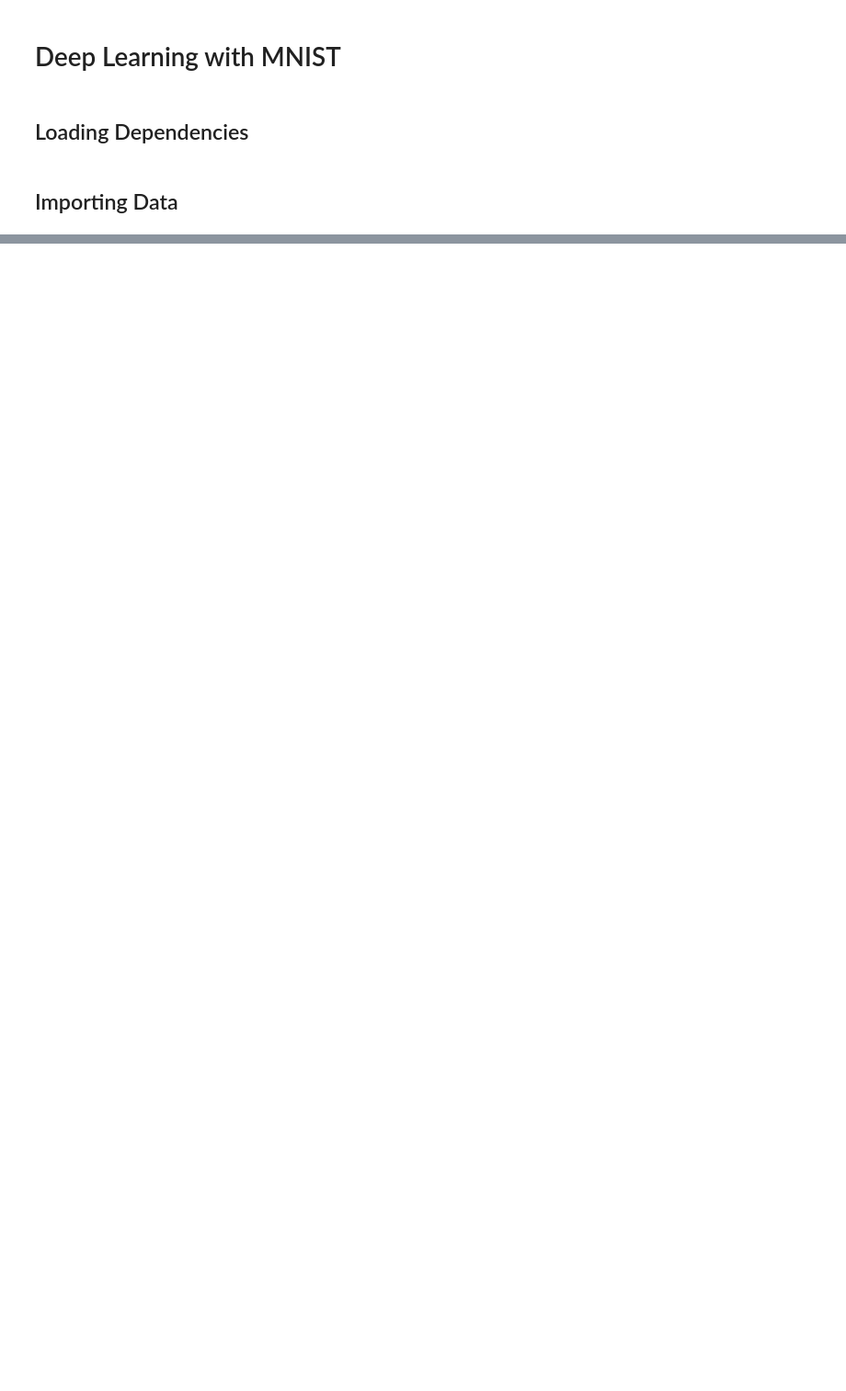
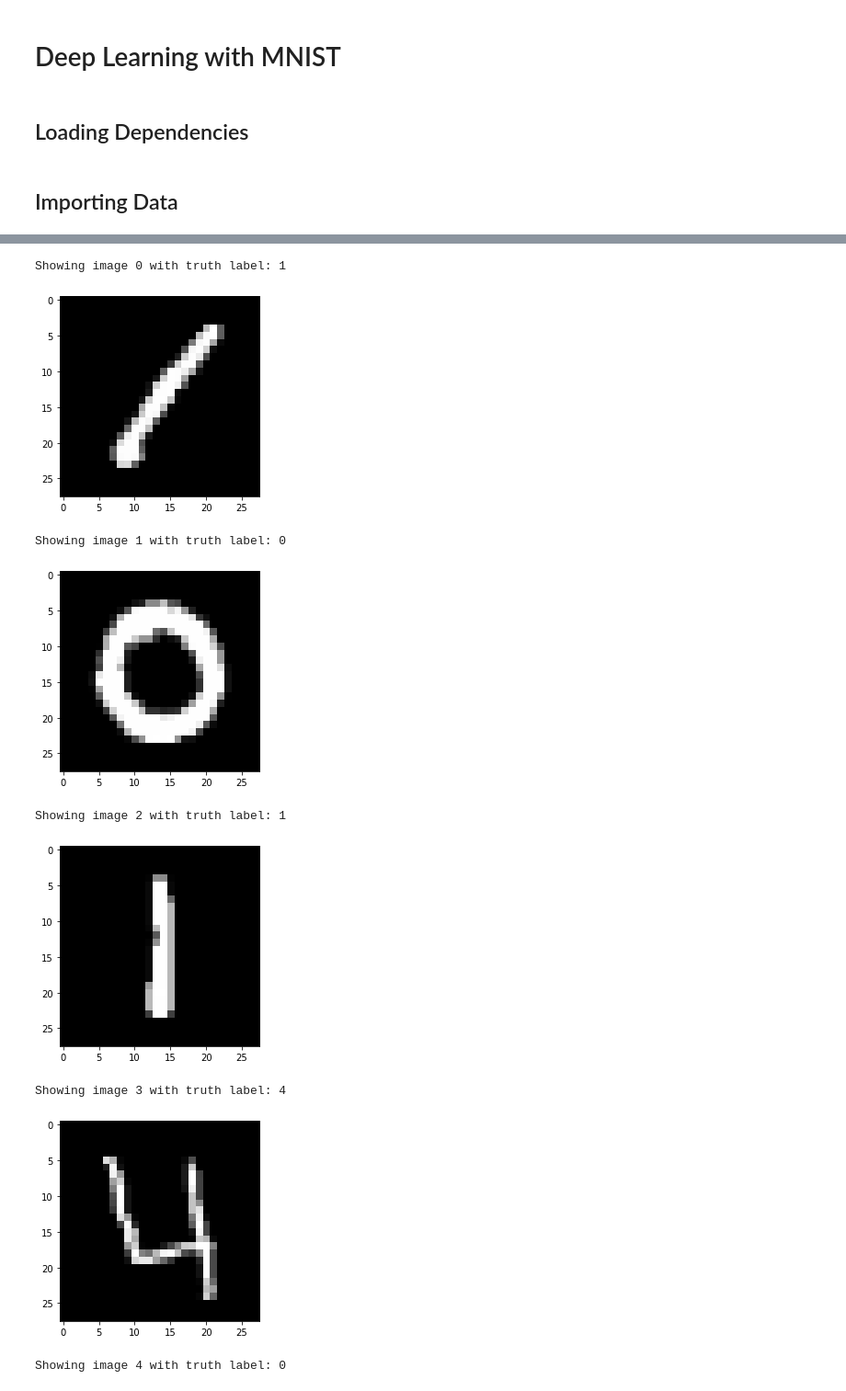
Before and after one commit to adamliuu/deep-learning-sandbox, a Jupyter notebook: mnist_tensorflow/Deep Learning with MNIST.ipynb, the cells around one changed output, grey strips where cells are left out. Shown: that part at 92% size. Cells and saved outputs as stored; diff of their text form; code cells hidden in the pictures; blank space fills up the shorter version.

Commit message:
Updated dependencies with matplotlib and implemented control model

```diff
--- a/mnist_tensorflow/Deep Learning with MNIST.ipynb
+++ b/mnist_tensorflow/Deep Learning with MNIST.ipynb
@@ -9,6 +11,6 @@ import tensorflow as tf
 # %% [markdown]
 ## Importing Data
 # %%
-train = pd.read_csv('mnist_data/train.csv')
-test = pd.read_csv('mnist_data/test.csv')
+raw_train = pd.read_csv('mnist_data/train.csv')
+test_X = pd.read_csv('mnist_data/test.csv')
 # %%
@@ -35,0 +55,16 @@ Rows in test set: 785
+# %%
+# Here, we first randomly shuffle the data, then use an 80 (training set size) - 20 (test set size) split to create two
+# distinct datasets
+shuffled = raw_train.sample(frac=1)
+
+split_index = int(.8 * len(shuffled))
+
+# Training set will constitute 80% of the original raw training data
+train = raw_train.iloc[:split_index]
+
+# Validation set will constitute the other 20% of the raw training data
+val = raw_train.iloc[split_index:]
+
+# Finally, separate the label column from the features for convenience during model training
+train_X, train_y = train.iloc[:, train.columns != 'label'].reset_index(drop=True), train['label'].reset_index(drop=True)
+val_X, val_y = val.iloc[:, val.columns != 'label'].reset_index(drop=True), val['label'].reset_index(drop=True)
@@ -35,0 +107,18 @@ Rows in test set: 785
+# %%
+for i in range(5):
+    print("Showing image", i, "with truth label:", train_y.iloc[i])
+    row = np.array(train_X.iloc[i])
+    # Reshape the row into a 28 x 28 matrix
+    reshaped = row.reshape(28, 28)
+    plt.imshow(reshaped, cmap="gray")
+    plt.show()
+# %% [output]
+Showing image 0 with truth label: 1
+[figure, added]
+Showing image 1 with truth label: 0
+[figure, added]
+Showing image 2 with truth label: 1
+[figure, added]
+Showing image 3 with truth label: 4
+[figure, added]
+Showing image 4 with truth label: 0
```
Also changed, not shown: parts of 18 cells of this notebook, 1 other file.
